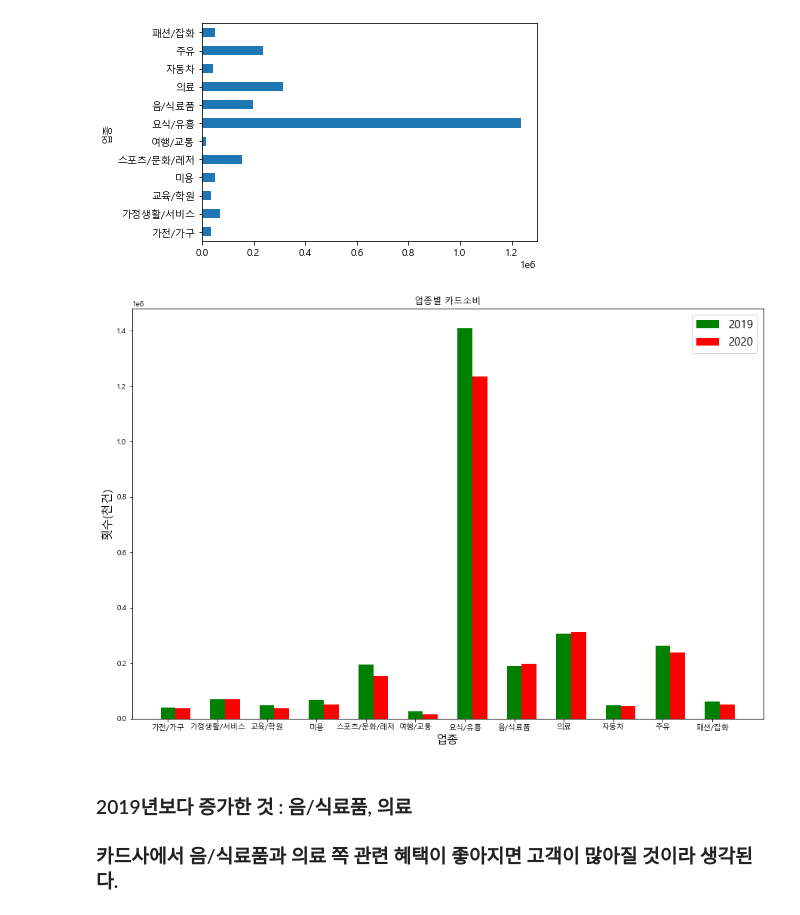
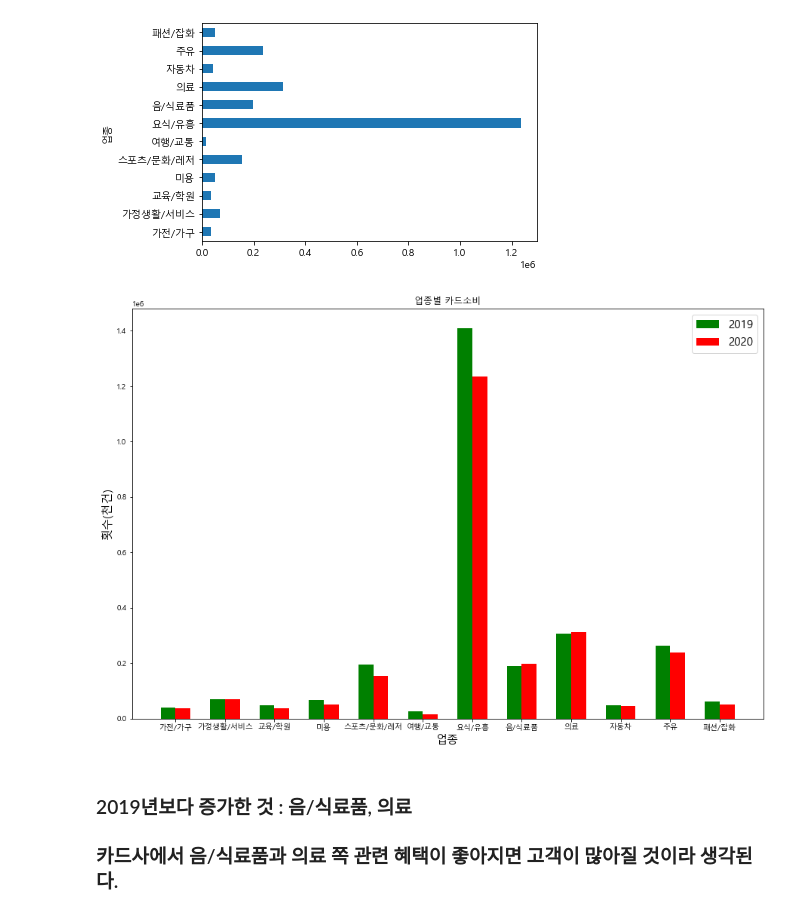
Before and after one commit to wlstn0425/-III, a Jupyter notebook: ProgrammingIII_project.ipynb, the cells around one changed output. Saved outputs shown, nothing was run; the diff lists cells and outputs as text; code cells hidden in the pictures.

```diff
--- a/ProgrammingIII_project.ipynb
+++ b/ProgrammingIII_project.ipynb
@@ -157,21 +157,21 @@ Cre_20.plot(kind="barh",fontsize=10)
 # %%
 c = (['가전/가구','가정생활/서비스','교육/학원','미용','스포츠/문화/레저'
       ,'여행/교통','요식/유흥','음/식료품','의료','자동차','주유','패션/잡화'])
 index=np.arange(len(c))
 bar_width = 0.3
 
 fig, ax = plt.subplots(figsize=(15, 10))
 
 plt.bar(index,Cre_19,color='g',width=bar_width,label='2019')
 plt.bar(index+ bar_width,Cre_20,color='r',width=bar_width,label='2020')
 plt.legend(fontsize=15) #범례 표시
-plt.xticks(index, c) # x축 값 설정
+plt.xticks(index+0.15, c) # x축 값 설정
 plt.xlabel('업종',fontsize=15) # x축 레이블 설정
 plt.ylabel('횟수(천건)',fontsize=15) # y축 레이블 설정
 plt.title('업종별 카드소비') #그래프 제목 설정
 plt.show()
 # %% [output]
-[figure, old version]
+[figure, new version]
 # %% [markdown]
 ### 2019년보다 증가한 것 : 음/식료품,  의료
 ### 카드사에서 음/식료품과 의료 쪽 관련 혜택이 좋아지면 고객이 많아질 것이라 생각된다.
```
